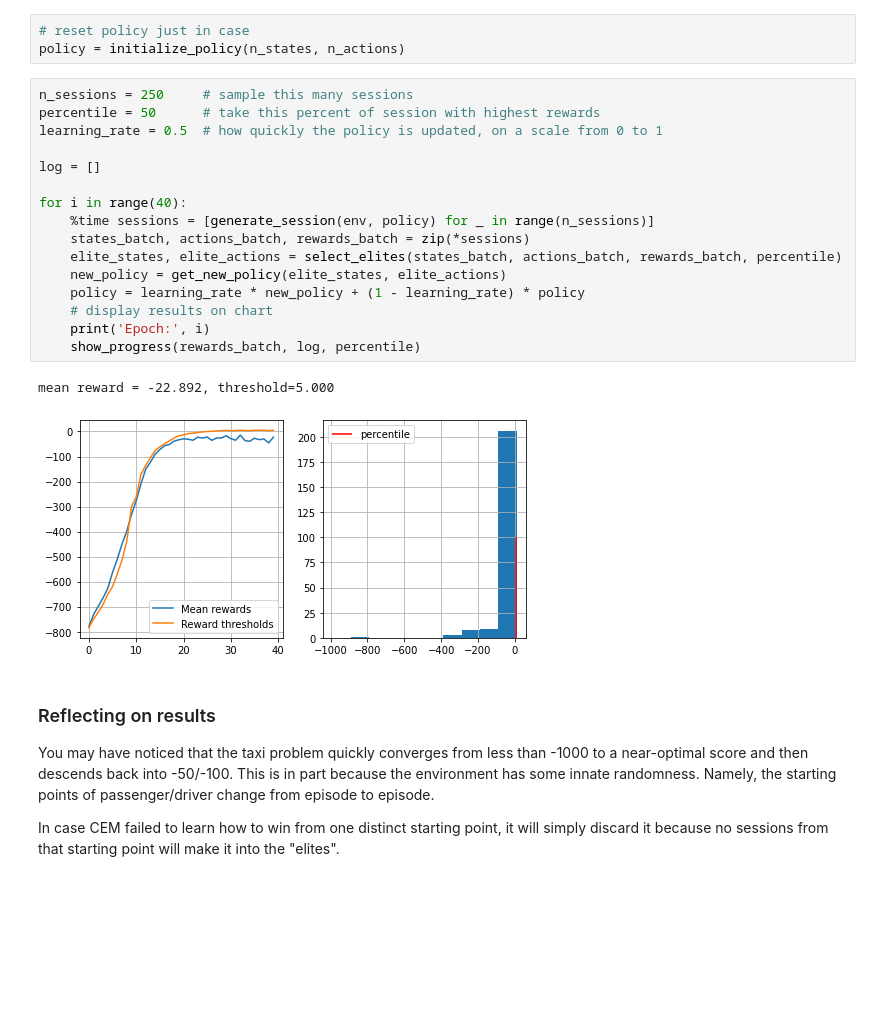
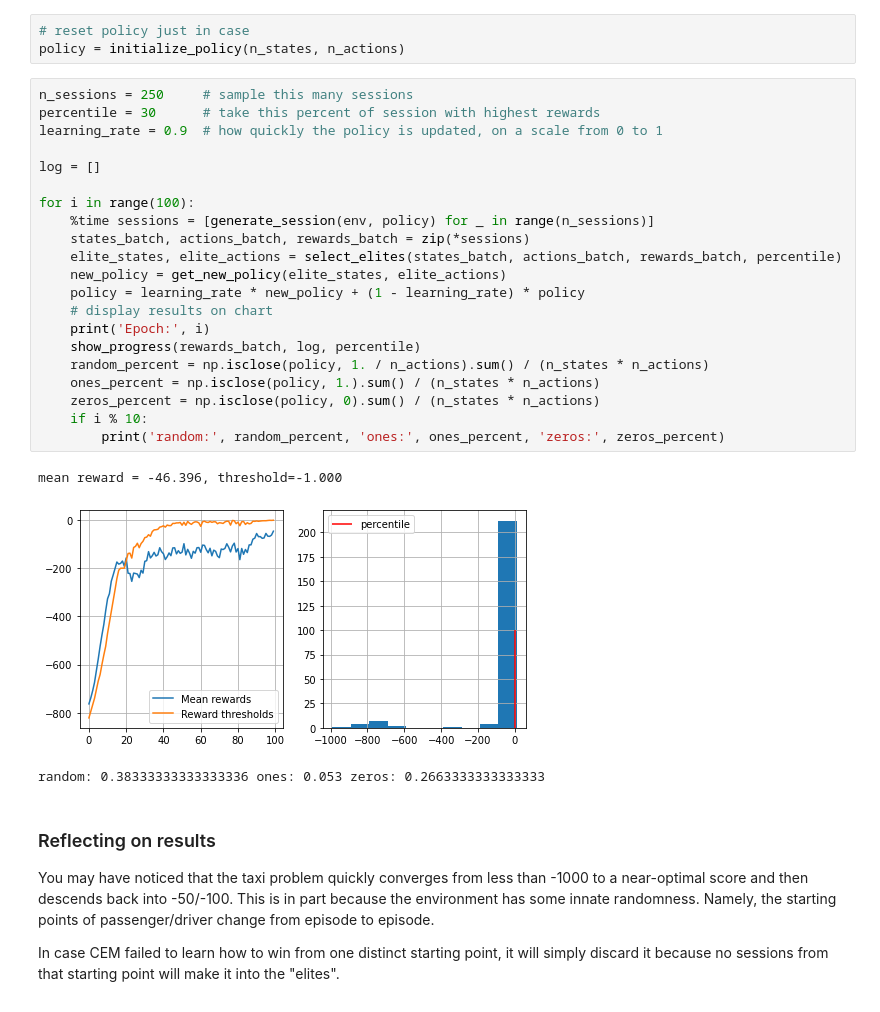
Before and after one commit to arch1baald/Practical_RL, a Jupyter notebook: week01_intro/crossentropy_method.ipynb, the cells around one changed output. Cells and saved outputs as stored; diff of their text form; blank space fills up the shorter version.

```diff
--- a/week01_intro/crossentropy_method.ipynb
+++ b/week01_intro/crossentropy_method.ipynb
@@ -267,23 +267,29 @@ def show_progress(rewards_batch, log, percentile, reward_range=[-990, +10]):
 policy = initialize_policy(n_states, n_actions)
 # %%
 n_sessions = 250     # sample this many sessions
-percentile = 50      # take this percent of session with highest rewards
-learning_rate = 0.5  # how quickly the policy is updated, on a scale from 0 to 1
+percentile = 30      # take this percent of session with highest rewards
+learning_rate = 0.9  # how quickly the policy is updated, on a scale from 0 to 1
 
 log = []
 
-for i in range(40):
+for i in range(100):
     %time sessions = [generate_session(env, policy) for _ in range(n_sessions)]
     states_batch, actions_batch, rewards_batch = zip(*sessions)
     elite_states, elite_actions = select_elites(states_batch, actions_batch, rewards_batch, percentile)
     new_policy = get_new_policy(elite_states, elite_actions)
     policy = learning_rate * new_policy + (1 - learning_rate) * policy
     # display results on chart
     print('Epoch:', i)
     show_progress(rewards_batch, log, percentile)
+    random_percent = np.isclose(policy, 1. / n_actions).sum() / (n_states * n_actions)
+    ones_percent = np.isclose(policy, 1.).sum() / (n_states * n_actions)
+    zeros_percent = np.isclose(policy, 0).sum() / (n_states * n_actions)
+    if i % 10:
+        print('random:', random_percent, 'ones:', ones_percent, 'zeros:', zeros_percent)
 # %% [output]
-mean reward = -22.892, threshold=5.000
+mean reward = -46.396, threshold=-1.000
-[figure, old version]
+[figure, new version]
+random: 0.38333333333333336 ones: 0.053 zeros: 0.2663333333333333
 # %% [markdown]
 ### Reflecting on results
 
```
Also changed, not shown: parts of 4 cells of this notebook, 1 other file.
